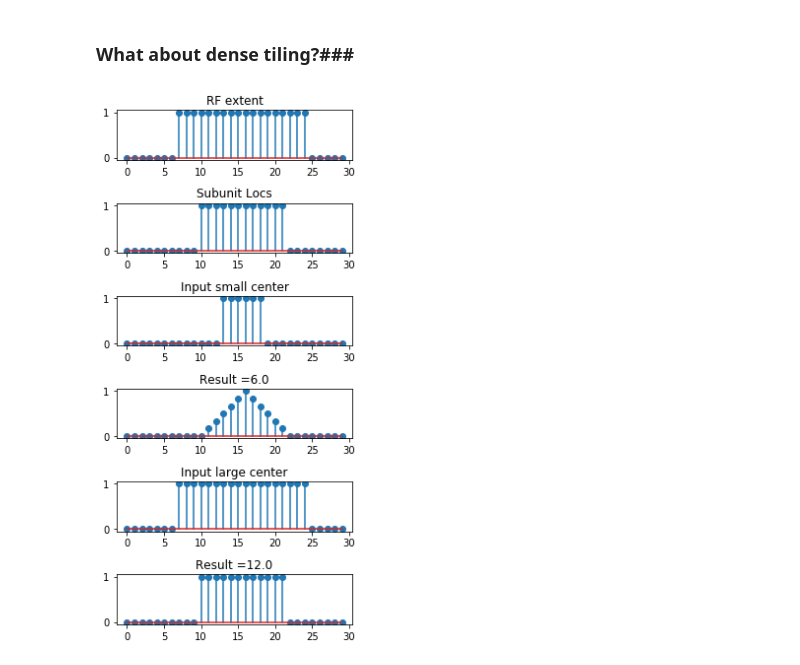
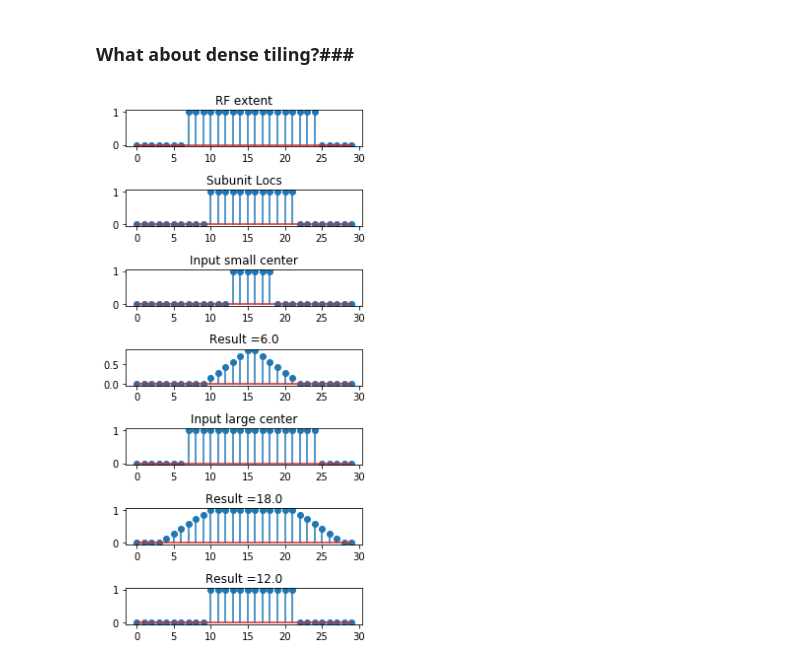
Before and after one commit to deanpospisil/ipython_nb, a Jupyter notebook: Tile Resp and WC.ipynb, the cells around one changed output. Saved outputs shown, nothing was run; the diff lists cells and outputs as text; code cells hidden in the pictures.

```diff
--- a/Tile Resp and WC.ipynb
+++ b/Tile Resp and WC.ipynb
@@ -146,7 +146,7 @@ import matplotlib.pyplot as plt
 import numpy as np
 %matplotlib inline
 tot_rf = 18
-sub_rf = 6
+sub_rf = 7
 rf_side = np.floor(sub_rf/2.)
 in_im_s = 30
 input_im = np.zeros(in_im_s)
@@ -161,41 +161,46 @@ input_1_inds = np.arange(thirds + start_rf, tot_rf + start_rf - thirds).astype(i
 
 
 plt.figure(figsize=(4,8));
-plt.subplot(611)
+plt.subplot(711)
 rf_loc =  np.zeros(in_im_s);
 rf_loc[rf_inds] = 1
 plt.stem(rf_loc);
 plt.title('RF extent');
 
-plt.subplot(612)
+plt.subplot(712)
 rf_subunit_locs = np.zeros(in_im_s);
 rf_subunit_locs[sub_inds] = 1
 plt.stem(rf_subunit_locs);
 plt.title('Subunit Locs');
 
-plt.subplot(613)
+plt.subplot(713)
 input_im = np.zeros(in_im_s);
 input_im[input_1_inds] = 1
 plt.stem(input_im)
 plt.title('Input small center')
 
-plt.subplot(614)
+plt.subplot(714)
 res = np.convolve(rf, input_im, 'same');
 plt.stem(res*rf_subunit_locs);
 plt.title('Result =' + str(sum(res*rf_subunit_locs)))
 
-plt.subplot(615)
+plt.subplot(715)
 input_im = np.zeros(in_im_s);
 input_im[rf_inds] = 1
 plt.stem(input_im)
 plt.title('Input large center')
 
-plt.subplot(616)
+plt.subplot(716)
 res = np.convolve(rf, input_im, 'same');
+plt.stem(res);
+plt.title('Result =' + str(sum(res)))
 
+
+plt.subplot(717)
+res = np.convolve(rf, input_im, 'same');
 plt.stem(res*rf_subunit_locs);
 plt.title('Result =' + str(sum(res*rf_subunit_locs)))
 
 plt.tight_layout()
 # %% [output]
-[figure, old version]
+[figure, new version]
```
Also changed, not shown: parts of 4 cells of this notebook, 4 other files.
